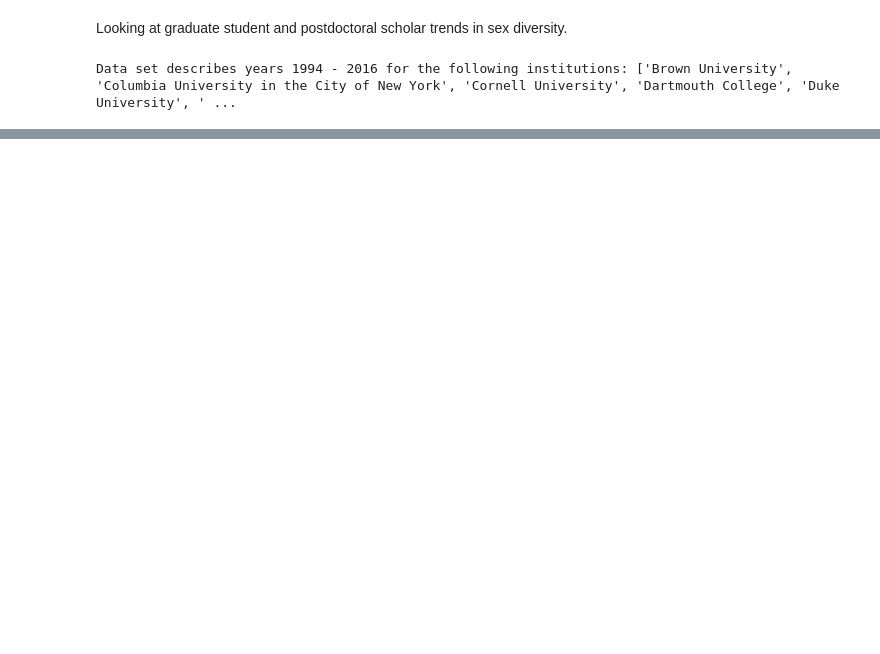
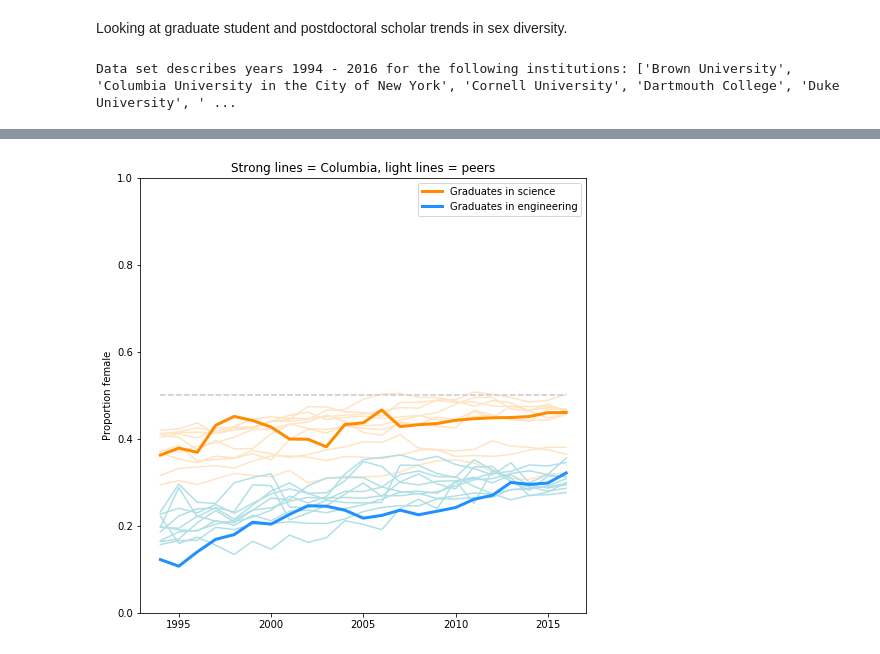
Before and after one commit to spec-journalism/gss-diversity, a Jupyter notebook: notebooks/overall.ipynb, the cells around one changed output, grey strips where cells are left out. Cells and saved outputs as stored; diff of their text form; code cells hidden in the pictures; blank space fills up the shorter version.

```diff
--- a/notebooks/overall.ipynb
+++ b/notebooks/overall.ipynb
@@ -44,15 +46,0 @@ plot_proportions(GRAD_TOTALS, 'Graduate student female proportions')
-# %%
-females = []
-males = []
-for year in years:
-    stats = GRAD_TOTALS[year]['Columbia University in the City of New York']
-    females.append(stats['Female'])
-    males.append(stats['Male'])
-plt.figure(figsize=(8, 8))
-plt.scatter(females, males, c=[i for i in range(len(males))], cmap='viridis')
-for i in [0, -1]:
-    plt.annotate(years[i], (females[i], males[i]))
-plt.plot(females, males)
-plt.ylim(bottom=0,top=4000)
-plt.xlim(left=0,right=4000)
-plt.plot([0, 5000], [0, 5000], linestyle='--', color='gray')
@@ -65,0 +55,31 @@ plot_proportions(POST_TOTALS, 'Postdoctorates female proportions')
+# %%
+def get_proportions(totals, inst='Columbia University in the City of New York'):
+    props = []
+    for year in years:
+        inst_data = totals[year].get(inst, None)
+        if inst_data is None:
+            props.append(None)
+        else:
+            props.append(inst_data['Female'] / inst_data['Total for selected values'])
+    return props
+
+def plot_proportions(ax, totals, label, highlight='Columbia University in the City of New York', peer_color='lightgray', highlight_color='black'):
+    for inst in institutions:
+        if inst != highlight:
+            ax.plot(years, get_proportions(totals, inst), color=peer_color)
+    ax.plot(years, get_proportions(totals, highlight), label=label, color=highlight_color, linewidth=3)
+
+    ax.plot(years, [0.5 for _ in years], color='lightgray', linestyle='--')
+    ax.set_ylim(bottom=0, top=1)
+
+    ax.set_title('Strong lines = Columbia, light lines = peers')
+    ax.set_ylabel('Proportion female')
+    ax.legend(loc='upper right')
+    ax.grid()
+# %%
+fig, ax = plt.subplots(figsize=(8, 8))
+
+plot_proportions(ax, S_GRADS, 'Graduates in science', peer_color='bisque', highlight_color='darkorange')
+plot_proportions(ax, E_GRADS, 'Graduates in engineering', peer_color='powderblue', highlight_color='dodgerblue')
+# %% [output]
+[figure, added]
```
Also changed, not shown: parts of 6 cells of this notebook, 1 other file.
